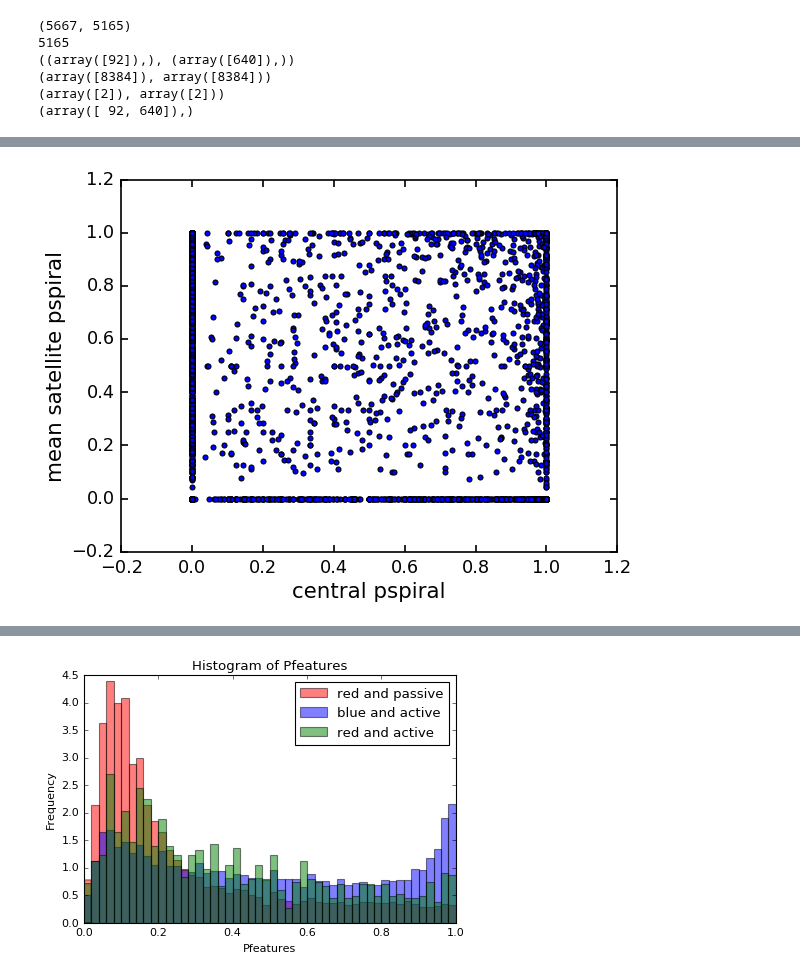
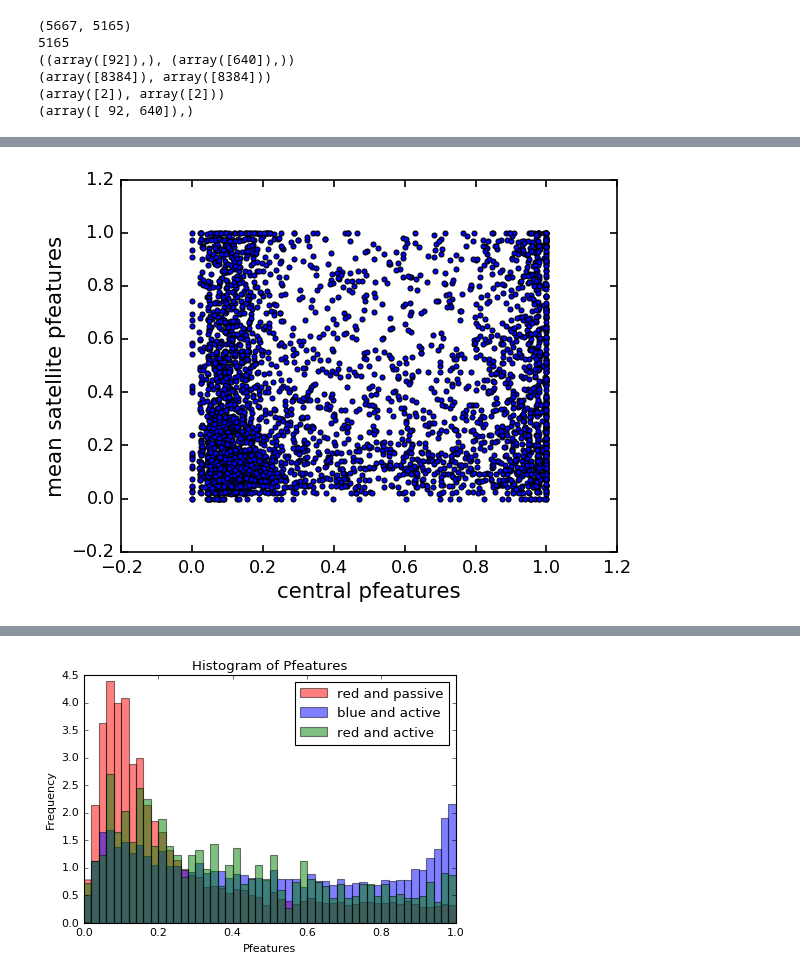
Before and after one commit to jaotter/Otter-Research-2017, a Jupyter notebook: ssfr_plots.ipynb, the cells around one changed output, grey strips where cells are left out. Cells and saved outputs as stored; diff of their text form; code cells hidden in the pictures.

```diff
--- a/ssfr_plots.ipynb
+++ b/ssfr_plots.ipynb
@@ -47,6 +50,9 @@ adj_M_limit = M_limit - 5*math.log(h,10)
 # %% [markdown]
 Sorting into color/sf groups, and galaxy groups
 # %%
+halo_mass = []
+
+redpas_ind = []
 redpas_pfeatures = []
 redpas_psmooth = []
 redpas_color = []
@@ -54,6 +60,7 @@ redpas_sfr = []
 redpas_mr = []
 redpas_mass = []
 
+bluact_ind = []
 bluact_pfeatures = []
 bluact_psmooth = []
 bluact_color = []
@@ -61,6 +68,7 @@ bluact_sfr = []
 bluact_mr = []
 bluact_mass = []
 
+redact_ind = []
 redact_pfeatures = []
 redact_psmooth = []
 redact_color = []
@@ -71,8 +79,8 @@ redact_mass = []
 group_list = [[67926]]
 a = True
 for i in np.arange(pfeatures.size):
-    #if z[i] > 0.01 and z[i] < 0.06: #and z_warn[i] == 0:# and absmag_r[i] < M_limit:
-    if a == True: #just doing this to get rid of all restrictions without having to unindent the rest of it
+    if z[i] > 0.01 and z[i] < 0.06: #and z_warn[i] == 0:# and absmag_r[i] < M_limit:
+    #if a == True: #just doing this to get rid of all restrictions without having to unindent the rest of it
         groups = np.array([item[0] for item in group_list])
         ind = np.where(groups == group_num[i])
         if ind[0].size == 0: #if the group isn't in the array yet
@@ -83,8 +91,13 @@ for i in np.arange(pfeatures.size):
         color_line = 0.7 - 0.032*(M_r[i] + 16.5)
         active_line = -10 + 0.094*(M_r[i] + 15)
         logSSFR = ssfr[i]
+
+        group_ind = np.where(petroC_group_num == group_num[i])
+        halo_mass.append((petroC_halo_mass[group_ind[0]], centsat[i]))
+
         if color[i] > color_line: #red galaxies
             if logSSFR <= active_line: #passive galaxies - redpas type
+                redpas_ind.append((i, centsat[i]))
                 redpas_pfeatures.append((pfeatures[i], centsat[i]))
                 redpas_psmooth.append((psmooth[i], centsat[i]))
                 redpas_color.append((color[i], centsat[i]))
@@ -92,6 +105,7 @@ for i in np.arange(pfeatures.size):
                 redpas_mr.append((M_r[i], centsat[i]))
                 redpas_mass.append((mass[i], centsat[i]))
             else: #red and active - redact type
+                redact_ind.append((i, centsat[i]))
                 redact_pfeatures.append((pfeatures[i], centsat[i]))
                 redact_psmooth.append((psmooth[i], centsat[i]))
                 redact_color.append((color[i], centsat[i]))
@@ -99,6 +113,7 @@ for i in np.arange(pfeatures.size):
                 redact_mr.append((M_r[i],centsat[i]))
                 redact_mass.append((mass[i], centsat[i]))
         elif logSSFR >= active_line and color[i] < color_line: #blue and active - bluact type
+            bluact_ind.append((i, centsat[i]))
             bluact_pfeatures.append((pfeatures[i],centsat[i]))
             bluact_psmooth.append((psmooth[i],centsat[i]))
             bluact_color.append((color[i],centsat[i]))
@@ -124,12 +139,12 @@ for gr in group_list:
             sat_ssfr_group = []
             ind = np.where(galaxy_num == gal) #index to use in other arrays for this galaxy
             if centsat[ind[0]] == 1:
-                cent_ssfr.append(ssfr[ind[0]])
-                cent_pspiral.append(pspiral[ind[0]])
+                cent_ssfr.append(ssfr[ind[0][0]])
+                cent_pspiral.append(pfeatures[ind[0][0]])
                 has_central = True
             else:
-                sat_list.append(pspiral[ind[0]])
-                sat_ssfr_group.append(ssfr[ind[0]])
+                sat_list.append(pfeatures[ind[0][0]])
+                sat_ssfr_group.append(ssfr[ind[0][0]])
         sat_pspiral_all.append(np.mean(np.array(sat_list)))
         if has_central == True:
             sat_pspiral_edit.append(np.mean(np.array(sat_list)))
@@ -160,8 +178,8 @@ plt.show()
 # %%
 plt.style.use(mpl_style.style1)
-plt.scatter(cent_pspiral, sat_pspiral)
-plt.xlabel('central pspiral')
-plt.ylabel('mean satellite pspiral')
+plt.scatter(cent_pspiral, sat_pspiral_edit)
+plt.xlabel('central pfeatures')
+plt.ylabel('mean satellite pfeatures')
 plt.show()
 # %% [output]
-[figure, old version]
+[figure, new version]
```
Also changed, not shown: parts of 6 cells of this notebook.
